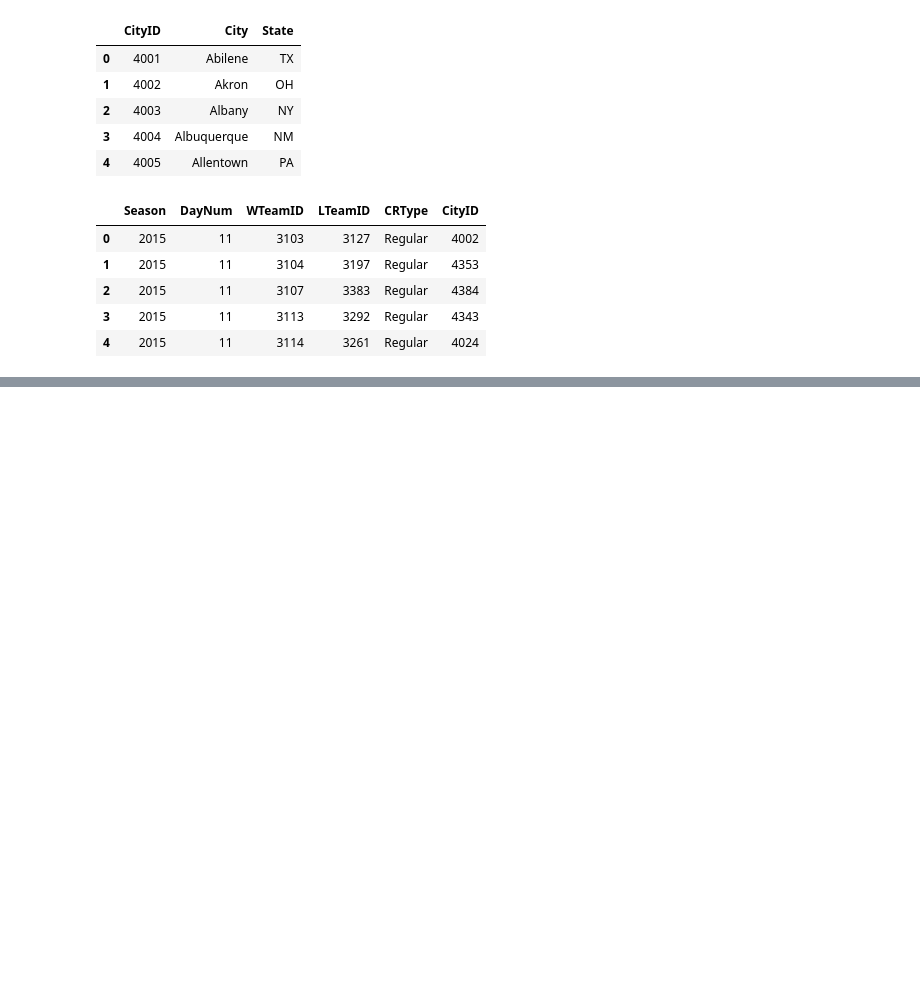
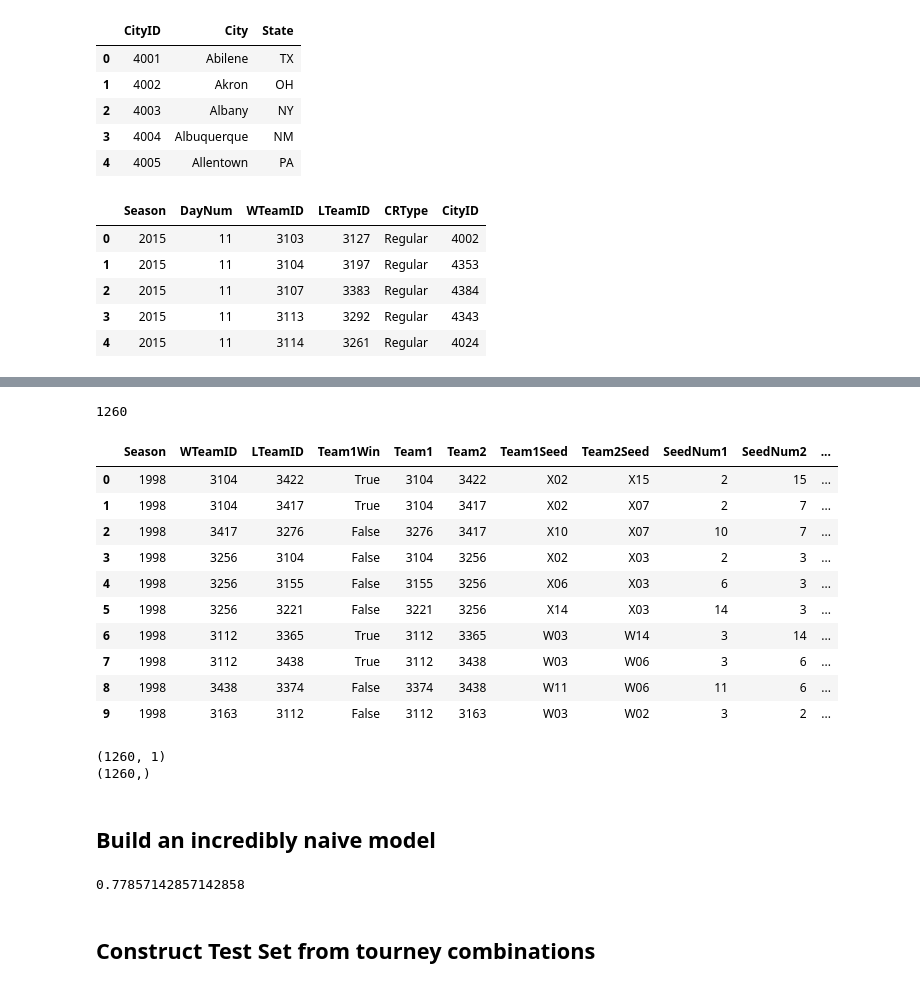
Before and after one commit to evizitei/kaggle_womens_ncaa_2018, a Jupyter notebook: WomensNCAAPredictions.ipynb, the cells around one changed output, grey strips where cells are left out. Saved outputs shown, nothing was run; the diff lists cells and outputs as text; code cells hidden in the pictures; blank space fills up the shorter version.

Commit message:
push through naive modeling on just score deltas

```diff
--- a/WomensNCAAPredictions.ipynb
+++ b/WomensNCAAPredictions.ipynb
@@ -88,0 +124,18 @@ game_cities.head()
+# %%
+def figure_team_1(row):
+    if row['Team1Win']:
+        return row['WTeamID']
+    else:
+        return row['LTeamID']
+
+def figure_team_2(row):
+    if row['Team1Win']:
+        return row['LTeamID']
+    else:
+        return row['WTeamID']
+
+tourney_df = tourney_results[['Season','WTeamID','LTeamID']]
+tourney_df['Team1Win'] = tourney_df['WTeamID'] < tourney_df['LTeamID']
+tourney_df['Team1'] = tourney_df.apply(figure_team_1,axis=1)
+tourney_df['Team2'] = tourney_df.apply(figure_team_2,axis=1)
+len(tourney_df)
@@ -88,0 +168,52 @@ game_cities.head()
+# %%
+training_df = pd.merge(tourney_df, seeds, left_on=['Season', 'Team1'], right_on=['Season', 'TeamID'])
+training_df = training_df.rename(index=str, columns={"Seed": "Team1Seed"})
+training_df = training_df.drop(['TeamID'], axis=1)
+training_df = pd.merge(training_df, seeds, left_on=['Season', 'Team2'], right_on=['Season', 'TeamID'])
+training_df = training_df.rename(index=str, columns={"Seed": "Team2Seed"})
+training_df = training_df.drop(['TeamID'], axis=1)
+training_df['SeedNum1'] = training_df.apply(lambda row: int(row['Team1Seed'][1:3]), axis=1)
+training_df['SeedNum2'] = training_df.apply(lambda row: int(row['Team2Seed'][1:3]), axis=1)
+training_df['SeedDelta'] = (training_df['SeedNum1'] - training_df['SeedNum2'])
+seed_mu = training_df['SeedDelta'].mean()
+seed_sigma = training_df['SeedDelta'].std()
+training_df['NormalizedSeedDelta'] = (training_df['SeedDelta'] - seed_mu) / seed_sigma
+# %%
+len(training_df)
+# %% [output]
+1260
+# %%
+training_df.head(10)
+# %% [output]
+|  | Season | WTeamID | LTeamID | Team1Win | Team1 | Team2 | Team1Seed | Team2Seed | SeedNum1 | SeedNum2 | ... |
+| 0 | 1998 | 3104 | 3422 | True | 3104 | 3422 | X02 | X15 | 2 | 15 | ... |
+| 1 | 1998 | 3104 | 3417 | True | 3104 | 3417 | X02 | X07 | 2 | 7 | ... |
+| 2 | 1998 | 3417 | 3276 | False | 3276 | 3417 | X10 | X07 | 10 | 7 | ... |
+| 3 | 1998 | 3256 | 3104 | False | 3104 | 3256 | X02 | X03 | 2 | 3 | ... |
+| 4 | 1998 | 3256 | 3155 | False | 3155 | 3256 | X06 | X03 | 6 | 3 | ... |
+| 5 | 1998 | 3256 | 3221 | False | 3221 | 3256 | X14 | X03 | 14 | 3 | ... |
+| 6 | 1998 | 3112 | 3365 | True | 3112 | 3365 | W03 | W14 | 3 | 14 | ... |
+| 7 | 1998 | 3112 | 3438 | True | 3112 | 3438 | W03 | W06 | 3 | 6 | ... |
+| 8 | 1998 | 3438 | 3374 | False | 3374 | 3438 | W11 | W06 | 11 | 6 | ... |
+| 9 | 1998 | 3163 | 3112 | False | 3112 | 3163 | W03 | W02 | 3 | 2 | ... |
+# %%
+x_train = training_df['NormalizedSeedDelta'].values
+y_train = np.vectorize(lambda x: 1 if x else 0)(training_df['Team1Win'].values)
+x_train = x_train.reshape(len(x_train), 1)
+y_train = y_train.reshape(len(y_train), )
+print(x_train.shape)
+print(y_train.shape)
+# %% [output]
+(1260, 1)
+(1260,)
+# %% [markdown]
+## Build an incredibly naive model
+# %%
+from sklearn.linear_model import LogisticRegression
+naive_model = LogisticRegression()
+naive_model = model.fit(x_train, y_train)
+naive_model.score(x_train, y_train)
+# %% [output]
+0.77857142857142858
+# %% [markdown]
+## Construct Test Set from tourney combinations
```
Also changed, not shown: parts of 16 cells of this notebook.
